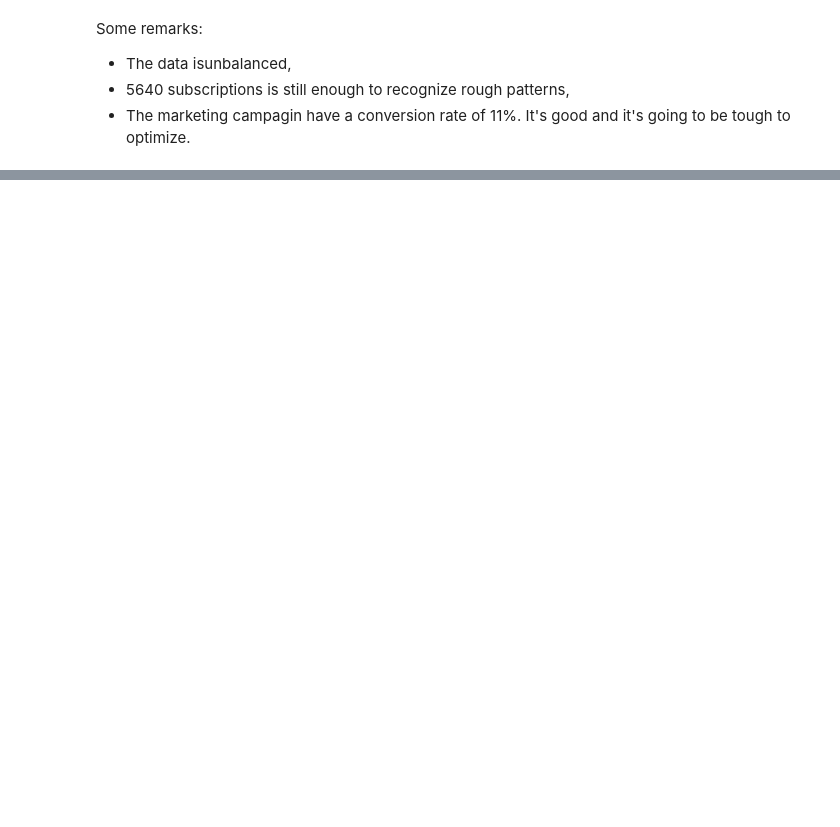
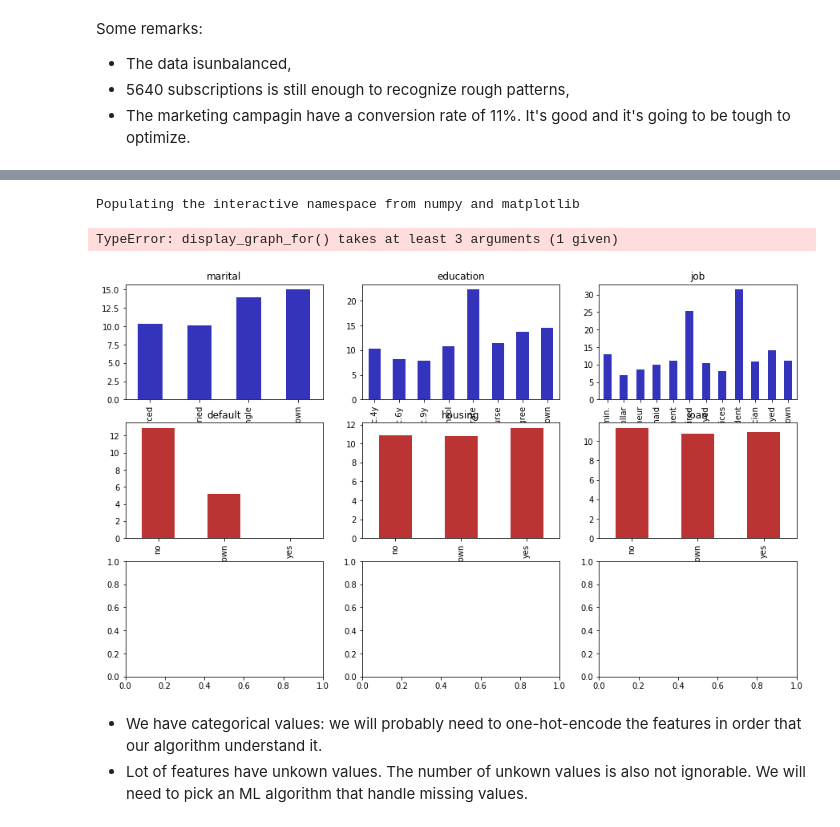
Before and after one commit to gobert/bank-telemarketing, a Jupyter notebook: data-analyze.ipynb, the cells around one changed output, grey strips where cells are left out. Cells and saved outputs as stored; diff of their text form; code cells hidden in the pictures; blank space fills up the shorter version.

```diff
--- a/data-analyze.ipynb
+++ b/data-analyze.ipynb
@@ -43,0 +72,36 @@ Some remarks:
+# %%
+%pylab inline
+pylab.rcParams['figure.figsize'] = (15, 9)
+
+fig, axes = plt.subplots(nrows=3, ncols=3)
+def display_graph_for(attribute, foo, bar, color='#3333BB'):
+    vector = pd.groupby(data['y'], data[attribute])
+    sums = vector.sum()
+    counts = vector.count()
+    (sums / counts * 100).plot(kind='bar', ax=axes[foo,bar], color=color, title=attribute)
+
+# Socio-demographic information
+display_graph_for('marital', 0, 0)
+display_graph_for('education', 0, 1)
+display_graph_for('job', 0, 2)
+
+# credit information
+display_graph_for('default', 1, 0, color='#BB3333')
+display_graph_for('housing', 1, 1, color='#BB3333')
+display_graph_for('loan', 1, 2, color='#BB3333')
+
+# Previous contact information
+display_graph_for('month', 2, 0, color='#33BB33')
+display_graph_for('day_of_week', 2, 1, color='#33BB33')
+display_graph_for('poutcome', 2, 2, color='#33BB33')
+plt.show()
+
+%pylab inline
+pylab.rcParams['figure.figsize'] = (10, 6)
+# %% [output]
+Populating the interactive namespace from numpy and matplotlib
+TypeError: display_graph_for() takes at least 3 arguments (1 given)
+[figure, added]
+# %% [markdown]
+* We have categorical values: we will probably need to one-hot-encode the features in order that our algorithm understand it.
+* Lot of features have unkown values. The number of unkown values is also not ignorable. We will need to pick an ML algorithm that handle missing values.
```
Also changed, not shown: parts of 5 cells of this notebook.
